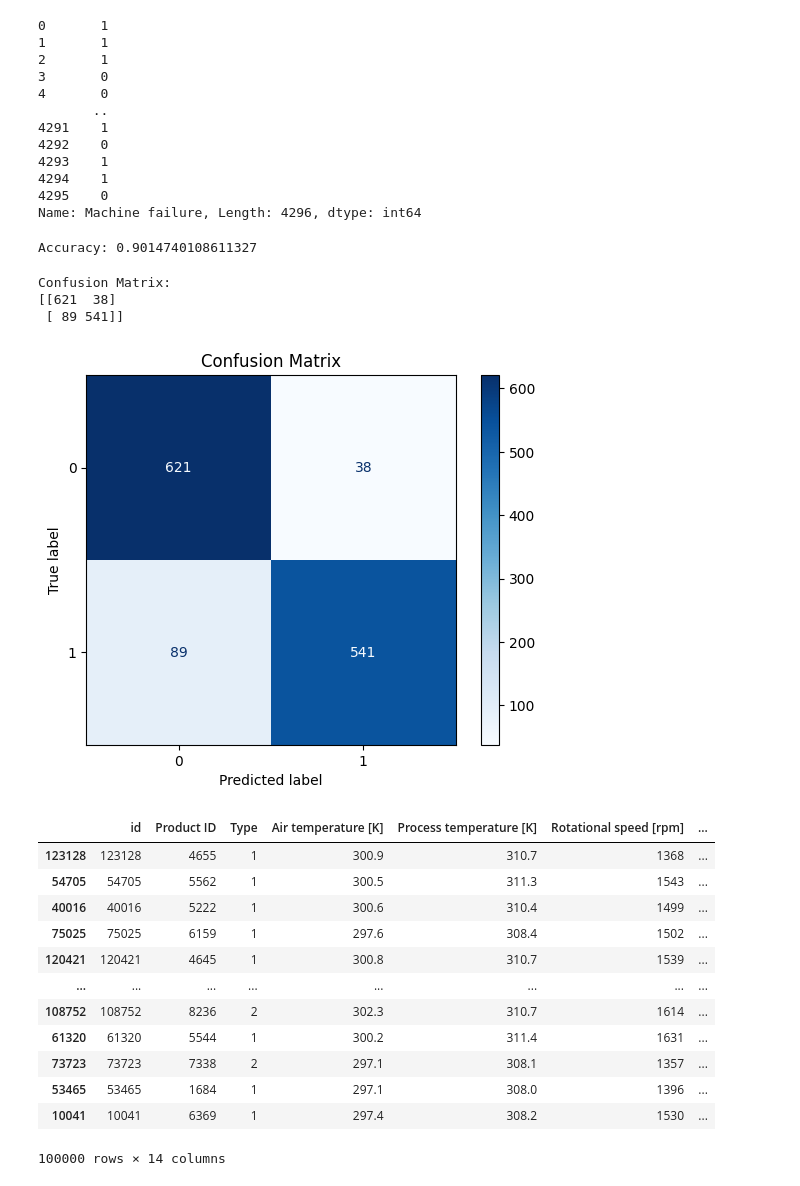
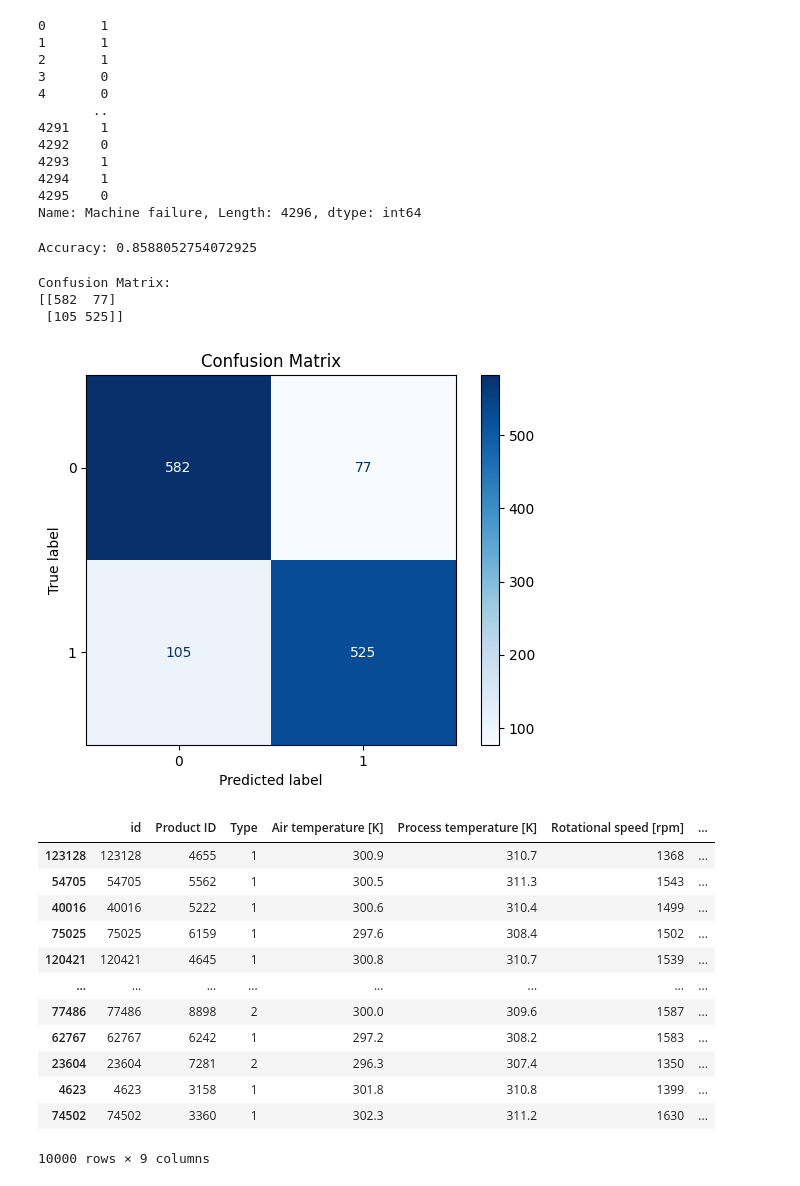
Before and after one commit to tarekyehya/GenDrive, a Jupyter notebook: notebooks/machine_failure_predictions_classic_model.ipynb, the cells around one changed output. Cells and saved outputs as stored; diff of their text form; code cells hidden in the pictures.

```diff
--- a/notebooks/machine_failure_predictions_classic_model.ipynb
+++ b/notebooks/machine_failure_predictions_classic_model.ipynb
@@ -82,6 +82,8 @@ train_data
 | 136427 | 136427 | L53876 | L | 301.7 | 310.9 | 1447 | ... |
 | 136428 | 136428 | L47937 | L | 296.9 | 308.1 | 1557 | ... |
 136429 rows × 14 columns
+# %%
+train_data=train_data.drop(['TWF','HDF','PWF','OSF','RNF'],axis=1)
 # %%
 
 non_numeric_columns = train_data.select_dtypes(include=['object']).columns
@@ -235,7 +237,7 @@ rf_classifier.fit(x_train, y_train)
 y_pred = rf_classifier.predict(x_test)
 print("Accuracy:", accuracy_score(y_test, y_pred))
 # %% [output]
-Accuracy: 0.9014740108611327
+Accuracy: 0.8588052754072925
 # %%
 conf_matrix = confusion_matrix(y_test, y_pred)
 print("Confusion Matrix:")
@@ -248,26 +250,26 @@ plt.title('Confusion Matrix')
 plt.show()
 # %% [output]
 Confusion Matrix:
-[[621  38]
- [ 89 541]]
+[[582  77]
+ [105 525]]
-[figure, old version]
+[figure, new version]
 # %%
-valdation_data=train_data.sample(n=100000, random_state=42)
+valdation_data=train_data.sample(n=10000, random_state=42)
 valdation_data
 # %% [output]
 |  | id | Product ID | Type | Air temperature [K] | Process temperature [K] | Rotational speed [rpm] | ... |
 | 123128 | 123128 | 4655 | 1 | 300.9 | 310.7 | 1368 | ... |
 | 54705 | 54705 | 5562 | 1 | 300.5 | 311.3 | 1543 | ... |
 | 40016 | 40016 | 5222 | 1 | 300.6 | 310.4 | 1499 | ... |
 | 75025 | 75025 | 6159 | 1 | 297.6 | 308.4 | 1502 | ... |
 | 120421 | 120421 | 4645 | 1 | 300.8 | 310.7 | 1539 | ... |
 | ... | ... | ... | ... | ... | ... | ... | ... |
-| 108752 | 108752 | 8236 | 2 | 302.3 | 310.7 | 1614 | ... |
-| 61320 | 61320 | 5544 | 1 | 300.2 | 311.4 | 1631 | ... |
-| 73723 | 73723 | 7338 | 2 | 297.1 | 308.1 | 1357 | ... |
-| 53465 | 53465 | 1684 | 1 | 297.1 | 308.0 | 1396 | ... |
-| 10041 | 10041 | 6369 | 1 | 297.4 | 308.2 | 1530 | ... |
+| 77486 | 77486 | 8898 | 2 | 300.0 | 309.6 | 1587 | ... |
+| 62767 | 62767 | 6242 | 1 | 297.2 | 308.2 | 1583 | ... |
+| 23604 | 23604 | 7281 | 2 | 296.3 | 307.4 | 1350 | ... |
+| 4623 | 4623 | 3158 | 1 | 301.8 | 310.8 | 1399 | ... |
+| 74502 | 74502 | 3360 | 1 | 302.3 | 311.2 | 1630 | ... |
-100000 rows × 14 columns
+10000 rows × 9 columns
 # %%
 y_valdation=valdation_data['Machine failure']
 x_valdiation=valdation_data.drop(['Machine failure','Product ID','Type'],axis=1)
```
Also changed, not shown: parts of 10 cells of this notebook, 1 other file.
